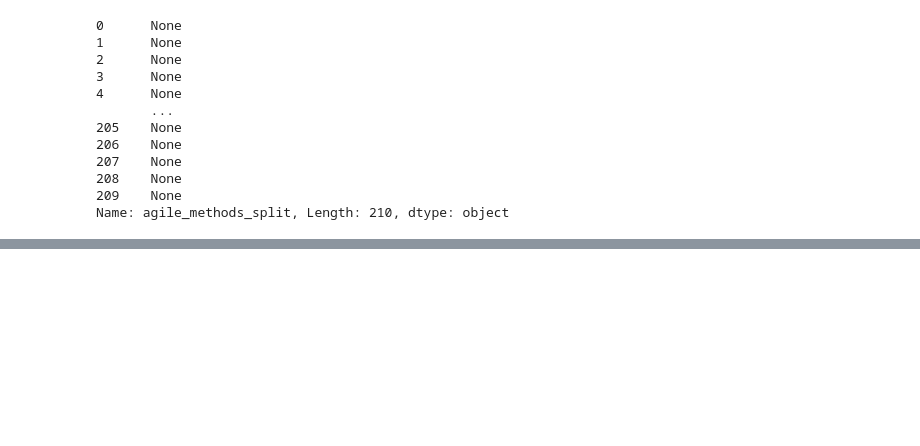
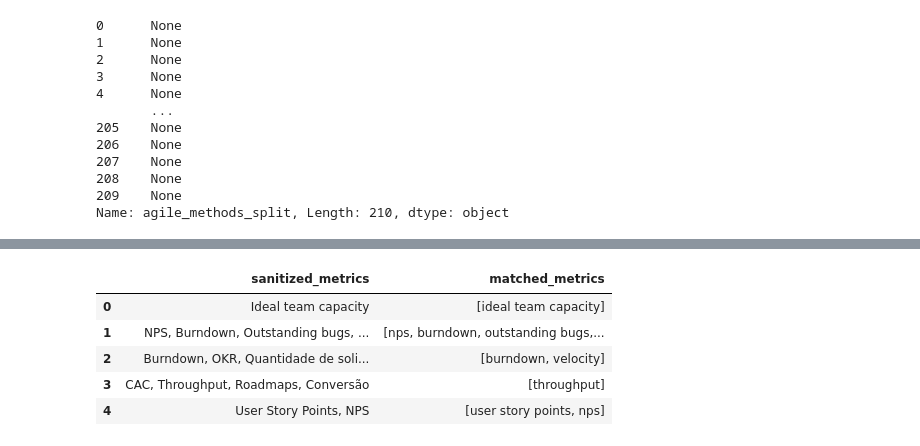
Before and after one commit to viniciuslunardi/tcc, a Jupyter notebook: content_based/clean_outliers.ipynb, the cells around one changed output, grey strips where cells are left out. Cells and saved outputs as stored; diff of their text form; code cells hidden in the pictures; blank space fills up the shorter version.

```diff
--- a/content_based/clean_outliers.ipynb
+++ b/content_based/clean_outliers.ipynb
@@ -92,0 +133,25 @@ Métodos Ágeis Identificados como Outliers (Frequência < 2):
+# %%
+# Obter os valores únicos da coluna "Metric Name" do dataset metrics_df, normalizando-os
+unique_metrics_df = set(metric.strip().lower() for metric in metrics_df['Metric Name'].dropna().unique())
+
+# Função para comparar os valores de "sanitized_metrics" com os valores únicos de "Metric Name"
+def compare_metrics(sanitized_metrics):
+    # Normalizar a lista de métricas sanitizadas
+    metrics_list = [metric.strip().lower() for metric in sanitized_metrics.split(',')]
+
+    # Comparar os valores normalizados
+    return [metric for metric in metrics_list if metric in unique_metrics_df]
+
+
+# Aplicar a função de comparação na coluna "sanitized_metrics" do dataset df
+df['matched_metrics'] = df['sanitized_metrics'].apply(compare_metrics)
+
+# Mostrar o dataset atualizado com a nova coluna de métricas correspondentes
+df[['sanitized_metrics', 'matched_metrics']].head()
+# %% [output]
+|  | sanitized_metrics | matched_metrics |
+| 0 | Ideal team capacity | [ideal team capacity] |
+| 1 | NPS, Burndown, Outstanding bugs, ... | [nps, burndown, outstanding bugs,... |
+| 2 | Burndown, OKR, Quantidade de soli... | [burndown, velocity] |
+| 3 | CAC, Throughput, Roadmaps, Conversão | [throughput] |
+| 4 | User Story Points, NPS | [user story points, nps] |
```
Also changed, not shown: parts of 8 cells of this notebook, 3 other files.
